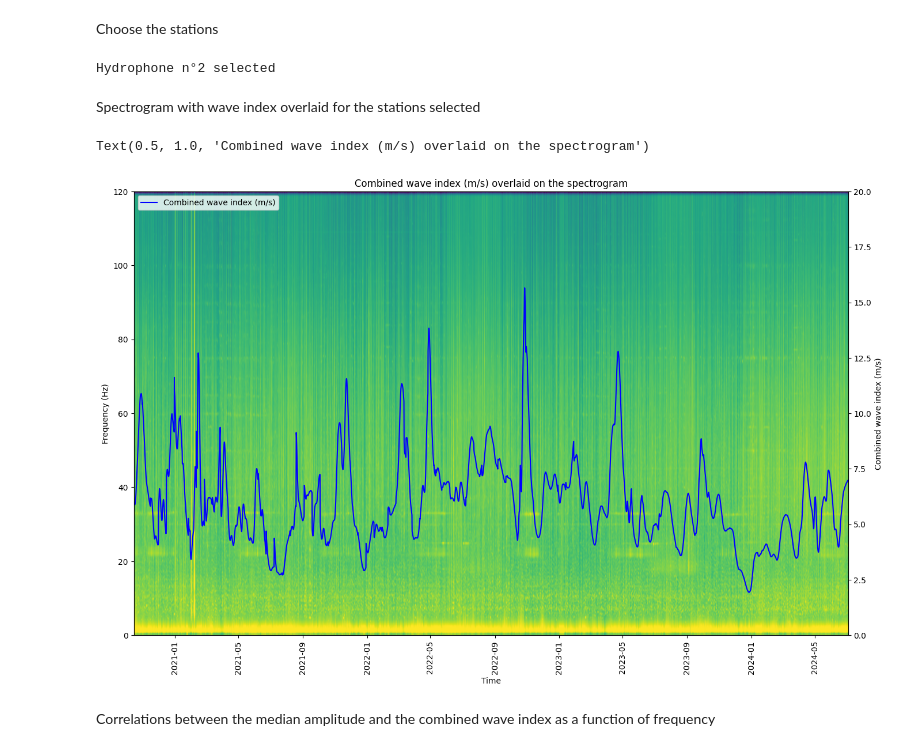
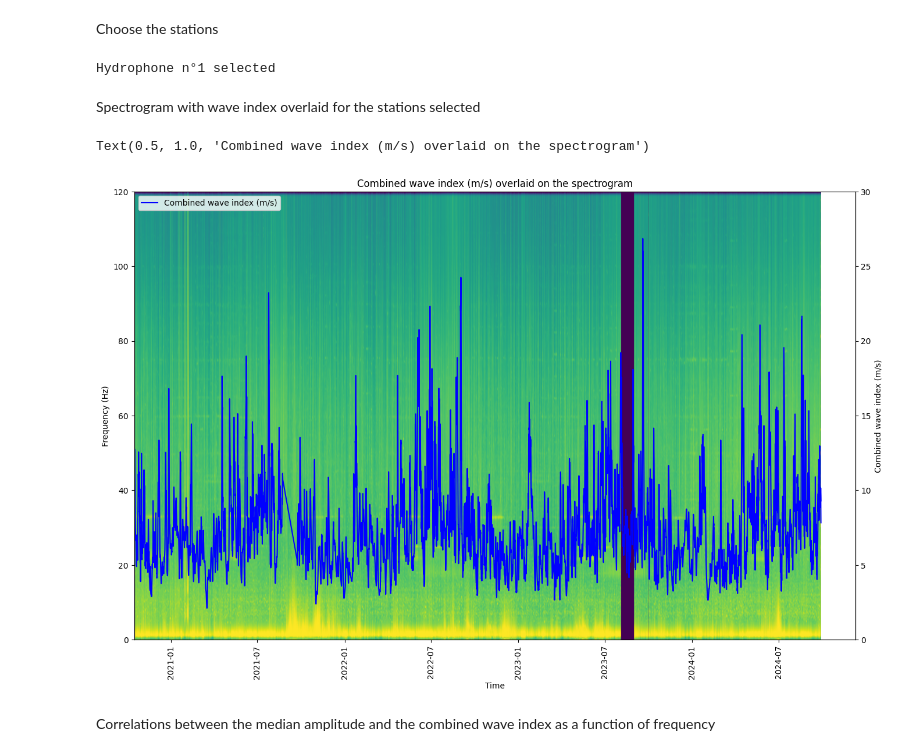
Before and after one commit to InesMonge/hydro_toolbox, a Jupyter notebook: wave.ipynb, the cells around one changed output. Drawn from its saved outputs; the diff is of its cells as text; code cells hidden in the pictures.

```diff
--- a/wave.ipynb
+++ b/wave.ipynb
@@ -57,12 +74,18 @@ for station in stations:
+# %%
+with open(f"/home/imonge/PycharmProjects/PythonProject/toolbox/data/test_correlation/data_soundscape/wave/combined_wave_index_h4.pkl", "rb") as f:
+    object = pkl.load(f)
+
+df = pd.DataFrame(object)
+df.to_csv(r'fileH4.csv')
 # %% [markdown]
 Choose the stations
 # %%
 # Select the stations you want to plot. /!\ You can only choose stations for one hydrophone
-selected_stations = ["MAHY02",
-                     "MAHY12",
-                     "MAHY22",
-                     "MAHY32",
-                     "MAHY42"
+selected_stations = ["MAHY01",
+                     "MAHY11",
+                     "MAHY21",
+                     "MAHY31",
+                     "MAHY41"
                      ]
 
 hydrophone_number = [station[-1] for station in selected_stations]
@@ -72,13 +95,16 @@ if len(set(hydrophone_number))>1:
 else:
     print(f"Hydrophone n°{hydrophone_number[0]} selected")
 # %% [output]
-Hydrophone n°2 selected
+Hydrophone n°1 selected
 # %% [markdown]
 Spectrogram with wave index overlaid for the stations selected
 # %%
+#%matplotlib qt
+output_path_wave = "../../../data/test_correlation/data_soundscape/wave"
 # Path of the directories containing psds and combined wave index data
-mahy_path = "/home/imonge/PycharmProjects/PythonProject/toolbox/src/data_mahy"
-wave_path = f"/home/imonge/PycharmProjects/PythonProject/toolbox/src/data_soundscape/wave/combined_wave_index_h{hydrophone_number[0]}.npy"
+mahy_path = "../../../data/test_correlation/data_mahy"
+wave_path = output_path_wave + f"/combined_wave_index_h{hydrophone_number[0]}.pkl"
+df = pd.read_pickle(wave_path)
 
 # Take the dates from de MAHY csv
 date_start = cat_info["date_start"].loc[selected_stations[0]]
@@ -86,49 +112,36 @@ date_end = cat_info["date_end"].loc[selected_stations[-1]]
 
 # Spectrogram
 psds_all = []
 
 for station in selected_stations:
     psd_path = os.path.join(mahy_path, f"PSDS_{station}.npy")
     psds = np.load(psd_path)
     psds_all.append(psds)
 
 # Concatenate psds
 final_psd = np.vstack(psds_all)
 
-# Combined wave index
-combined_wave_index = np.load(wave_path)
-
-dates_all = pd.date_range(start=date_start, end=date_end, periods=len(combined_wave_index))
-assert len(combined_wave_index) == len(dates_all); "Mismatch in combined_wave_index and dates_all length"
-
-# Interpolate wave index in order to correspond to the spectrogram dates
-if len(dates_all) != len(combined_wave_index):
-    combined_wave_index_interp = np.interp(pd.to_numeric(dates_all), pd.to_numeric(dates_all), combined_wave_index)
-
-else:
-    combined_wave_index_interp = combined_wave_index
-
 # Create plot and axis
 fig, ax = plt.subplots(figsize = (16,10))
 ax1 = ax.twinx() # Second axis for wave index
 
 sp = ax.imshow(10*np.log10(final_psd.T + 1e-12), aspect="auto", origin="lower", cmap="viridis", extent=(date_start, date_end, 0, 120), vmin=10, vmax=95)
 
 # Trace wave index on the second axis
-ax1.plot(dates_all, combined_wave_index_interp,label="Combined wave index (m/s)", color="blue")
-ax1.set_ylim(0,20) #limites ax1
+ax1.plot(df["dates"], df["values"],label="Combined wave index (m/s)", color="blue")
+ax1.set_ylim(0,30) #limites ax1
 ax.set_xticklabels(ax.get_xticklabels(), rotation=90)
 ax.grid(False, axis='y') # No grid for the frequency
 
 # Add labels
 ax.set_xlabel("Time")
 ax.set_ylabel("Frequency (Hz)")
 ax1.set_ylabel("Combined wave index (m/s)")
 ax1.legend(loc="upper left")
 ax.set_title("Combined wave index (m/s) overlaid on the spectrogram")
 # %% [output]
 Text(0.5, 1.0, 'Combined wave index (m/s) overlaid on the spectrogram')
-[figure, old version]
+[figure, new version]
 # %% [markdown]
 Correlations between the median amplitude and the combined wave index as a function of frequency
 # %%
```
Also changed, not shown: parts of 4 cells of this notebook.
